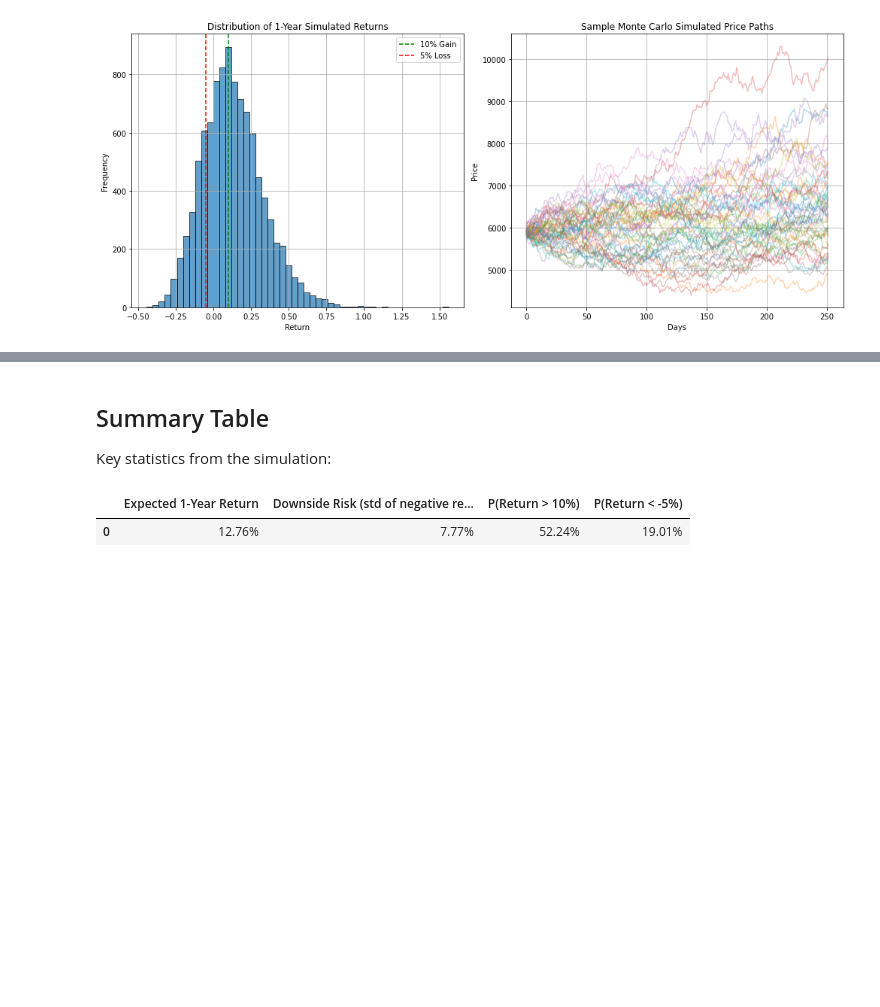
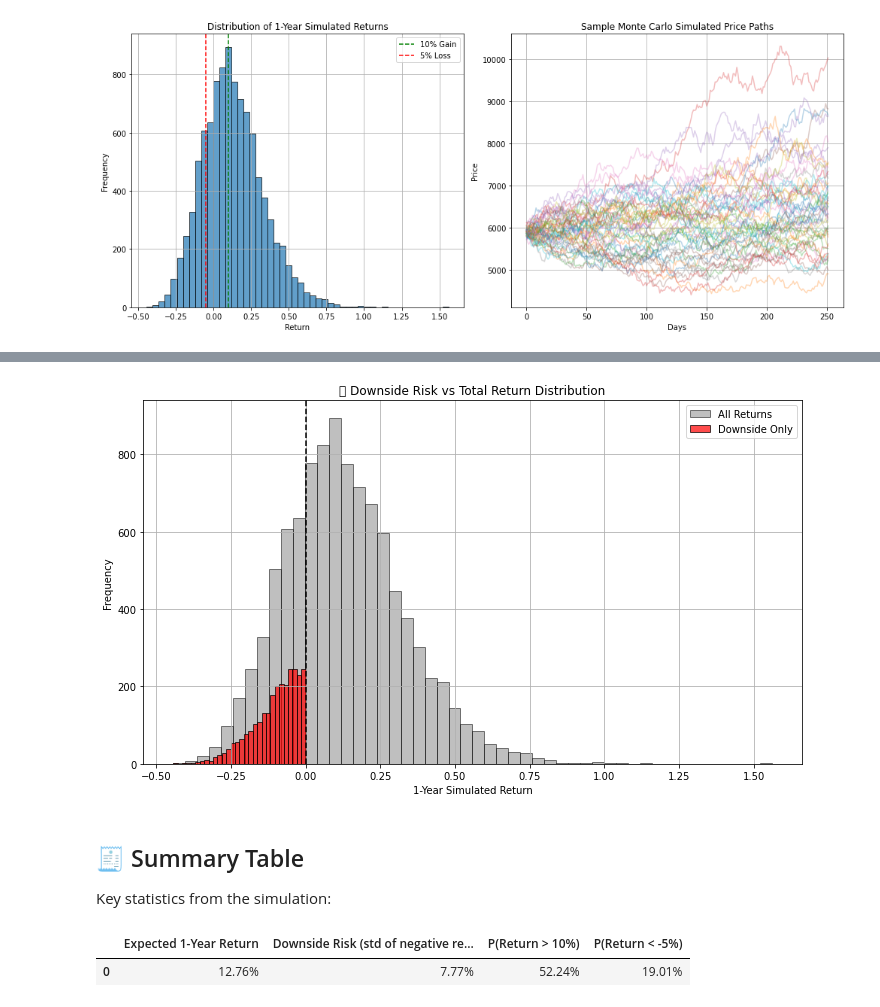
Before and after one commit to ishitak0712/monte-carlo-stock-risk-simulator, a Jupyter notebook: monte_carlo_simulation.ipynb, the cells around one changed output, grey strips where cells are left out. Saved outputs shown, nothing was run; the diff lists cells and outputs as text; code cells hidden in the pictures; blank space fills up the shorter version.

Commit message:
Added downside risk visualisation

```diff
--- a/monte_carlo_simulation.ipynb
+++ b/monte_carlo_simulation.ipynb
@@ -104,5 +110,26 @@ plt.show()
+# %%
+# Visualize downside vs upside returns
+plt.figure(figsize=(10, 6))
+
+# Histogram of all returns
+plt.hist(returns, bins=50, alpha=0.5, label='All Returns', color='gray', edgecolor='black')
+
+# Highlight downside returns in red
+plt.hist(returns[returns < 0], bins=30, alpha=0.7, label='Downside Only', color='red', edgecolor='black')
+
+plt.axvline(0, color='black', linestyle='--')
+plt.title("📉 Downside Risk vs Total Return Distribution")
+plt.xlabel("1-Year Simulated Return")
+plt.ylabel("Frequency")
+plt.legend()
+plt.grid(True)
+plt.tight_layout()
+plt.savefig("outputs/downside_risk_highlighted.png")
+plt.show()
+# %% [output]
+[figure, added]
 # %% [markdown]
-## Summary Table
+## 🧾 Summary Table
 
 Key statistics from the simulation:
 # %%
```
Also changed, not shown: parts of 9 cells of this notebook, 3 other files.
